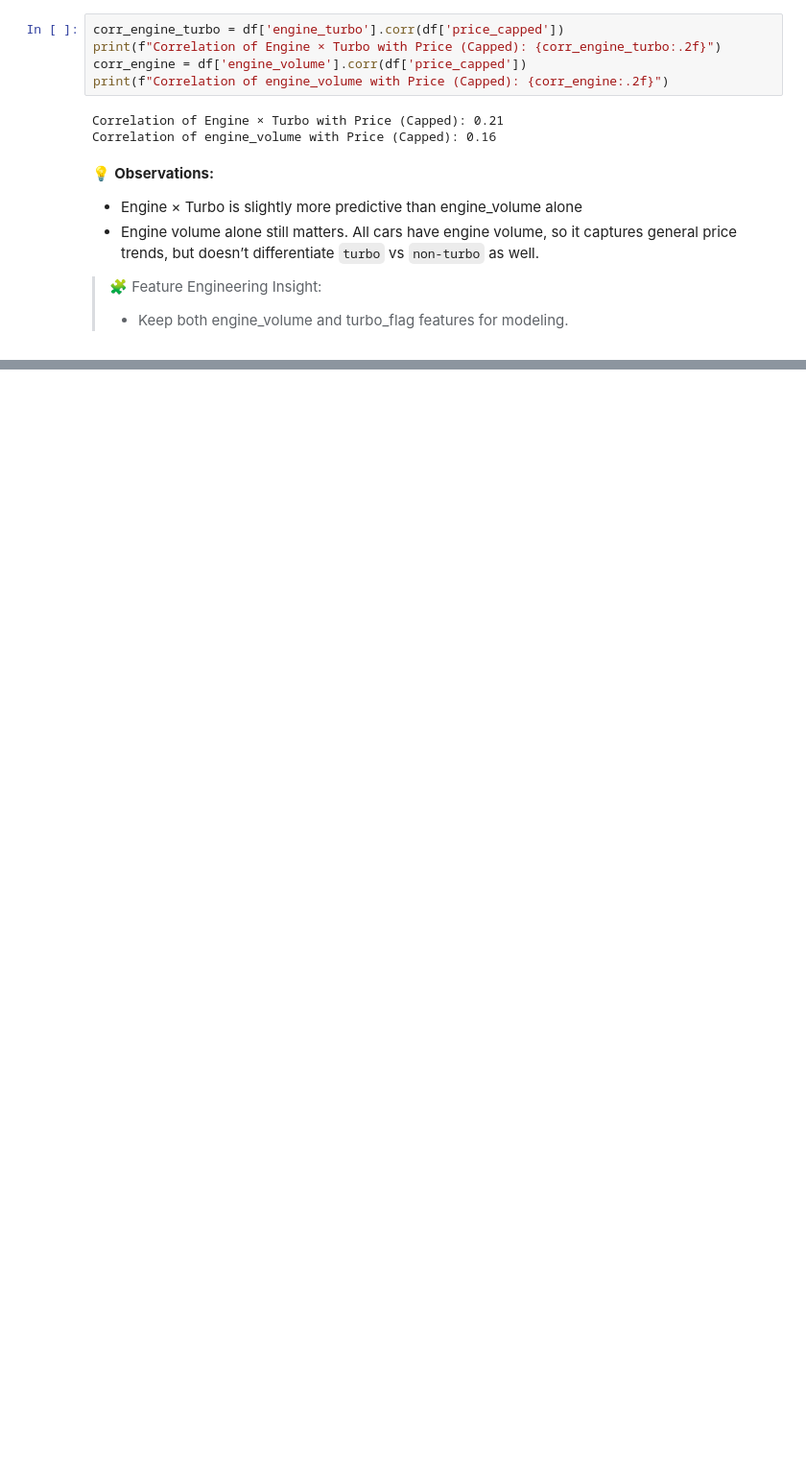
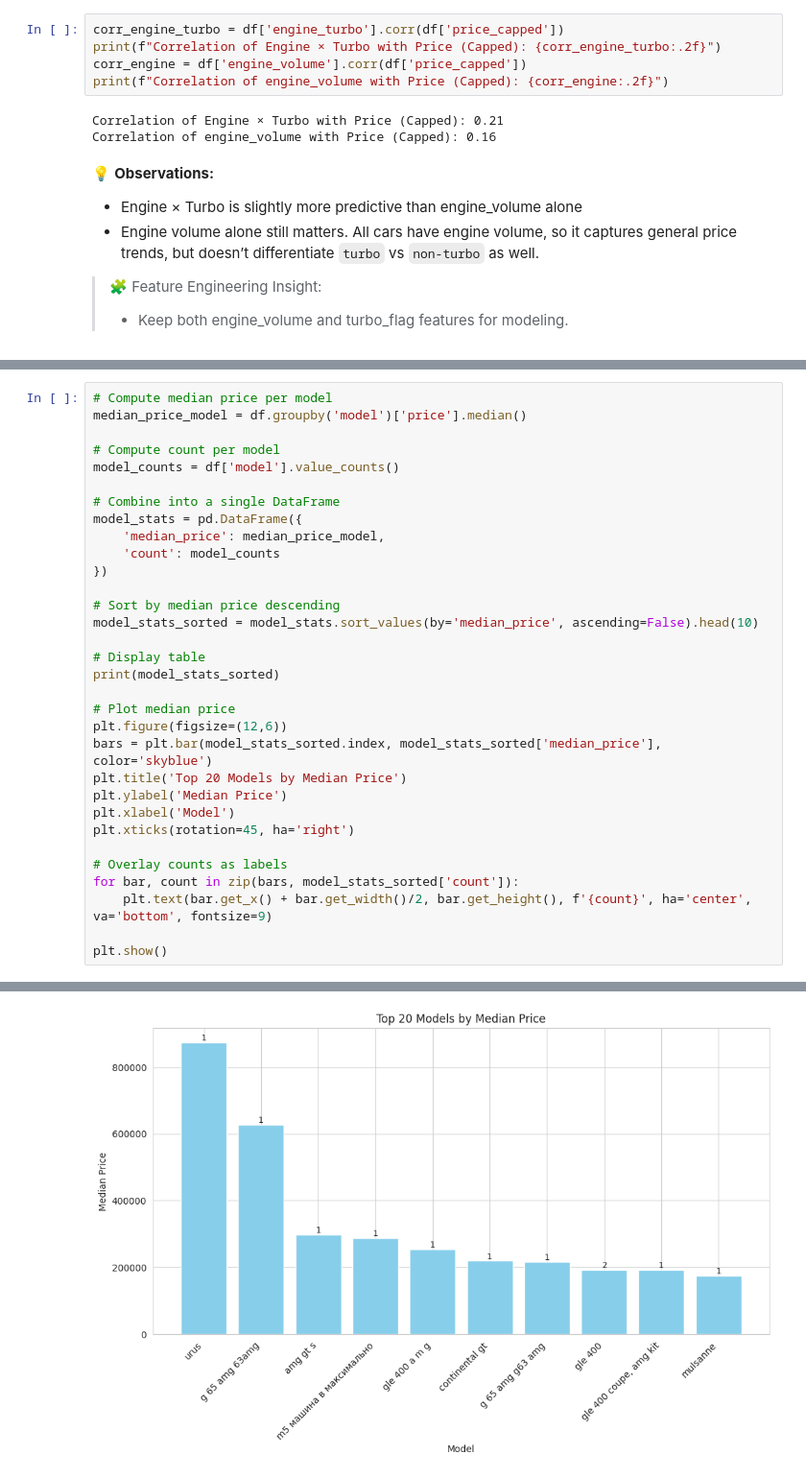
Before and after one commit to Mithula-cbw/Car-Price-Prediction, a Jupyter notebook: notebooks/Group_11_02_Descriptive_Analytics_and_EDA.ipynb, the cells around one changed output, grey strips where cells are left out. Shown at 96% size. Cells and saved outputs as stored; diff of their text form; blank space fills up the shorter version.

```diff
--- a/notebooks/Group_11_02_Descriptive_Analytics_and_EDA.ipynb
+++ b/notebooks/Group_11_02_Descriptive_Analytics_and_EDA.ipynb
@@ -1626,0 +1676,33 @@ Correlation of engine_volume with Price (Capped): 0.16
+# %%
+# Compute median price per model
+median_price_model = df.groupby('model')['price'].median()
+
+# Compute count per model
+model_counts = df['model'].value_counts()
+
+# Combine into a single DataFrame
+model_stats = pd.DataFrame({
+    'median_price': median_price_model,
+    'count': model_counts
+})
+
+# Sort by median price descending
+model_stats_sorted = model_stats.sort_values(by='median_price', ascending=False).head(10)
+
+# Display table
+print(model_stats_sorted)
+
+# Plot median price
+plt.figure(figsize=(12,6))
+bars = plt.bar(model_stats_sorted.index, model_stats_sorted['median_price'], color='skyblue')
+plt.title('Top 20 Models by Median Price')
+plt.ylabel('Median Price')
+plt.xlabel('Model')
+plt.xticks(rotation=45, ha='right')
+
+# Overlay counts as labels
+for bar, count in zip(bars, model_stats_sorted['count']):
+    plt.text(bar.get_x() + bar.get_width()/2, bar.get_height(), f'{count}', ha='center', va='bottom', fontsize=9)
+
+plt.show()
+# %% [output]
@@ -1626,0 +1721 @@ Correlation of engine_volume with Price (Capped): 0.16
+[figure, added]
```
Also changed, not shown: parts of 38 cells of this notebook.
